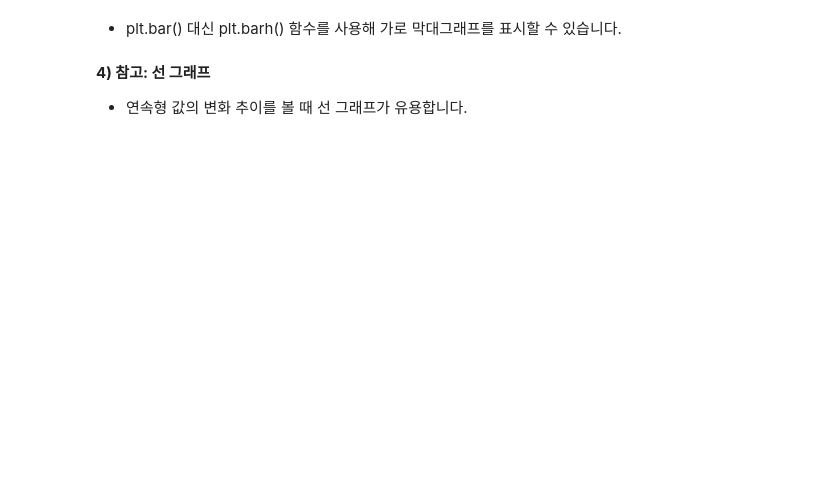
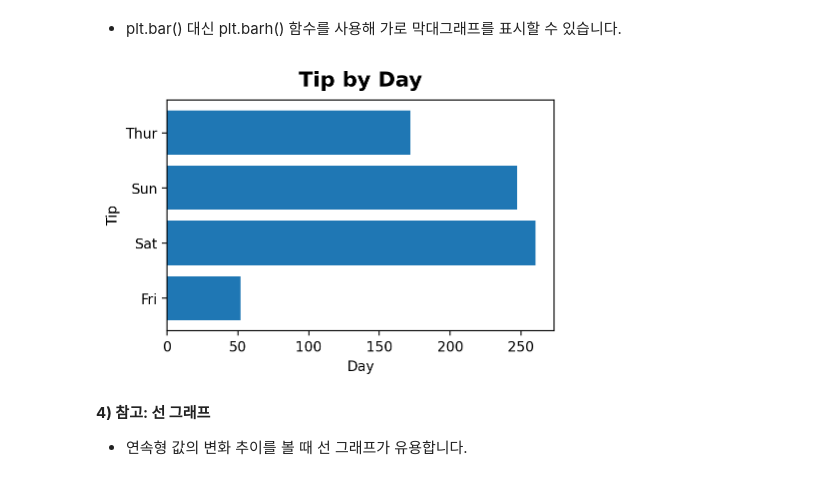
Before and after one commit to yangjung-woo/KT-Workspace, a Jupyter notebook: KT_AIVLE_DX_Regular_course/Week1/DX_데이터 다듬기_실습자료/05 - 판다스 데이터프레임 집계.ipynb, the cells around one changed output. Cells and saved outputs as stored; diff of their text form; code cells hidden in the pictures; blank space fills up the shorter version.

```diff
--- a/KT_AIVLE_DX_Regular_course/Week1/DX_데이터 다듬기_실습자료/05 - 판다스 데이터프레임 집계.ipynb
+++ b/KT_AIVLE_DX_Regular_course/Week1/DX_데이터 다듬기_실습자료/05 - 판다스 데이터프레임 집계.ipynb
@@ -78,3 +150,18 @@ tip_sum
+# %%
+# day 별 tip 비교 시각화
+
+%config InlineBackend.figure_format = 'retina'# 글자 선명하게(선택)
+
+# day 별 tip 비교 시각화
+plt.figure(figsize =(5,3))
+plt.barh(tip_sum['day'], tip_sum['tip'])
+#plt.barh(y= tip_sum['day'], width = tip_sum['tip'])
+plt.title('Tip by Day', size = 15, pad = 10, fontweight = 'bold')
+plt.xlabel('Day')
+plt.ylabel('Tip')
+plt.show()
+# %% [output]
+[figure, added]
 # %% [markdown]
 **4) 참고: 선 그래프**
 
```
Also changed, not shown: parts of 33 cells of this notebook, 40 other files.
